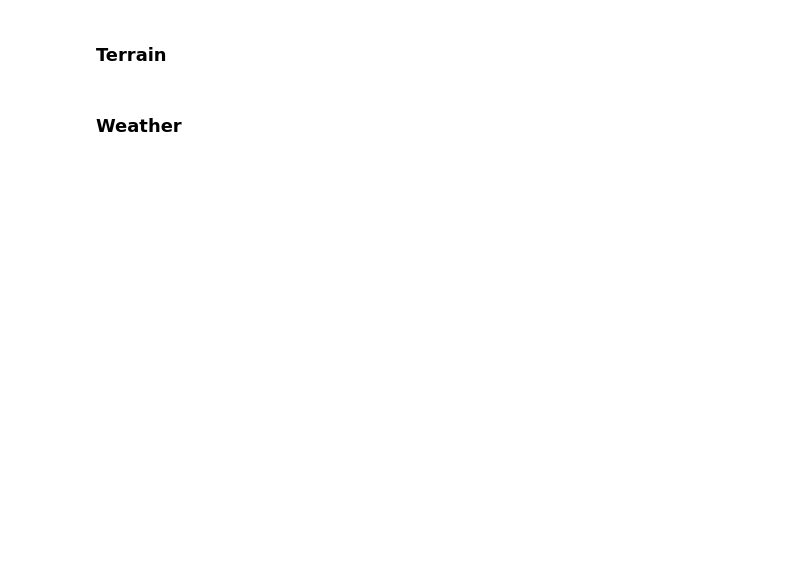
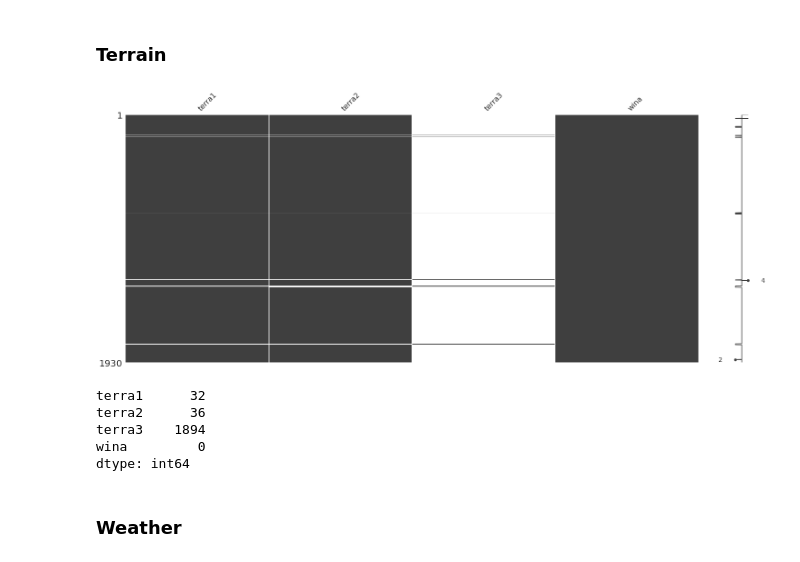
Before and after one commit to euihyeonmoon/Moonslab, a Jupyter notebook: victory-prediction.ipynb, the cells around one changed output. Cells and saved outputs as stored; diff of their text form; code cells hidden in the pictures; blank space fills up the shorter version.

```diff
--- a/victory-prediction.ipynb
+++ b/victory-prediction.ipynb
@@ -264,15 +248,22 @@ dtype: int64
 # %%
 import missingno as msno
 #checking if there's any empty values on the chart.
 
 
 #checking if there's any empty values on the chart.
-terrain = df[['terra1', 'terra2', 'terra3', 'reso1','reso2', 'reso3']]
+terrain = df[['terra1', 'terra2', 'terra3', 'wina']]
 
 msno.matrix(terrain)
 plt.show()
 
 print(terrain.isnull().sum())
+# %% [output]
+[figure, added]
+terra1      32
+terra2      36
+terra3    1894
+wina         0
+dtype: int64
 # %% [markdown]
 ### Weather
 # %%
```
Also changed, not shown: parts of 19 cells of this notebook.
